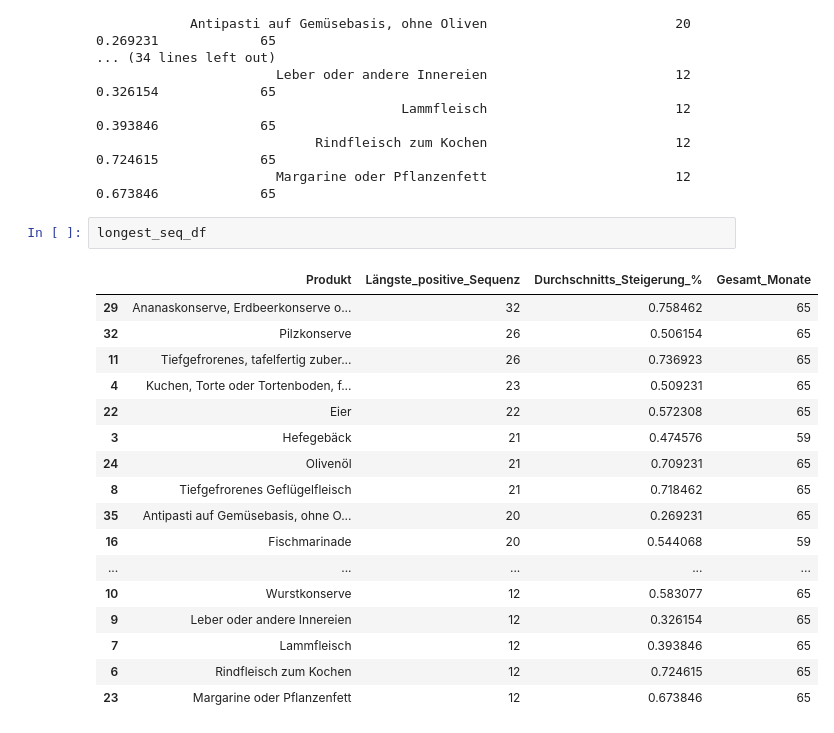
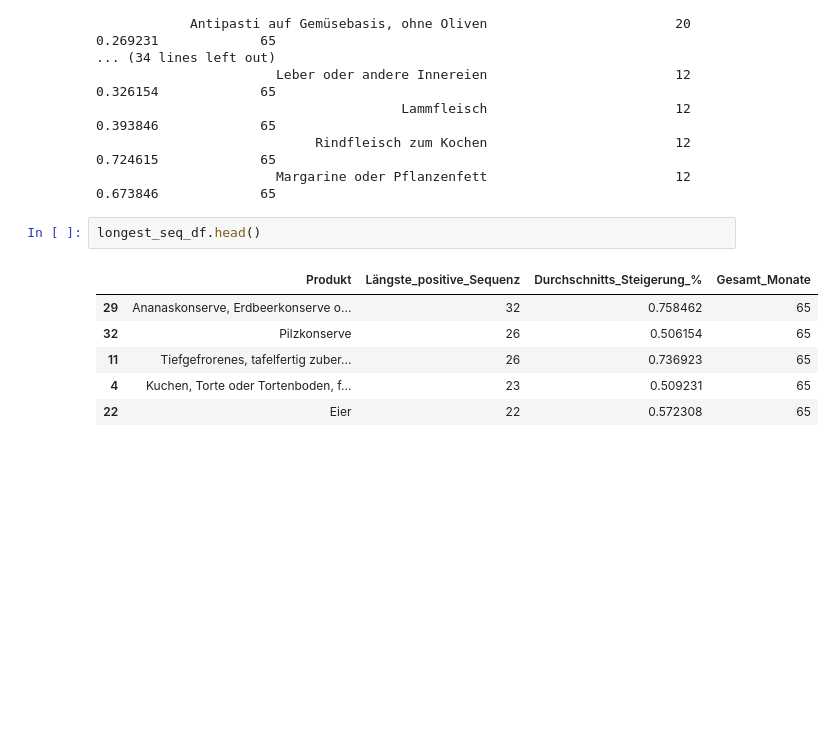
Before and after one commit to radtkedominique/WDS24A_Sem4_Nakou, a Jupyter notebook: EDA.ipynb, the cells around one changed output. Drawn from its saved outputs; the diff is of its cells as text; blank space fills up the shorter version.

```diff
--- a/EDA.ipynb
+++ b/EDA.ipynb
@@ -373,22 +373,11 @@ Gefunden: 47 Produkte mit ≥12 Monaten positiver Sequenz
                             Rindfleisch zum Kochen                        12                    0.724615             65
                        Margarine oder Pflanzenfett                        12                    0.673846             65
 # %%
-longest_seq_df
+longest_seq_df.head()
 # %% [output]
 |  | Produkt | Längste_positive_Sequenz | Durchschnitts_Steigerung_% | Gesamt_Monate |
 | 29 | Ananaskonserve, Erdbeerkonserve o... | 32 | 0.758462 | 65 |
 | 32 | Pilzkonserve | 26 | 0.506154 | 65 |
 | 11 | Tiefgefrorenes, tafelfertig zuber... | 26 | 0.736923 | 65 |
 | 4 | Kuchen, Torte oder Tortenboden, f... | 23 | 0.509231 | 65 |
 | 22 | Eier | 22 | 0.572308 | 65 |
-| 3 | Hefegebäck | 21 | 0.474576 | 59 |
-| 24 | Olivenöl | 21 | 0.709231 | 65 |
-| 8 | Tiefgefrorenes Geflügelfleisch | 21 | 0.718462 | 65 |
-| 35 | Antipasti auf Gemüsebasis, ohne O... | 20 | 0.269231 | 65 |
-| 16 | Fischmarinade | 20 | 0.544068 | 59 |
-| ... | ... | ... | ... | ... |
-| 10 | Wurstkonserve | 12 | 0.583077 | 65 |
-| 9 | Leber oder andere Innereien | 12 | 0.326154 | 65 |
-| 7 | Lammfleisch | 12 | 0.393846 | 65 |
-| 6 | Rindfleisch zum Kochen | 12 | 0.724615 | 65 |
-| 23 | Margarine oder Pflanzenfett | 12 | 0.673846 | 65 |
```
Also changed, not shown: parts of 6 cells of this notebook.
